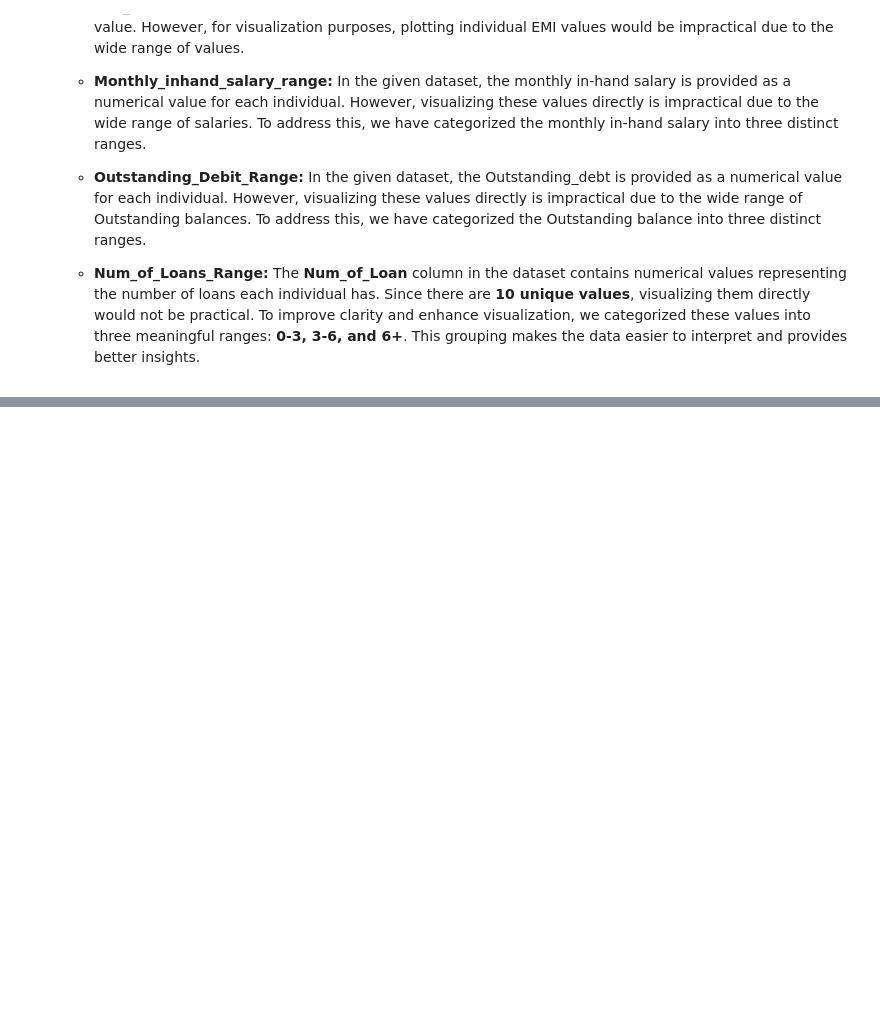
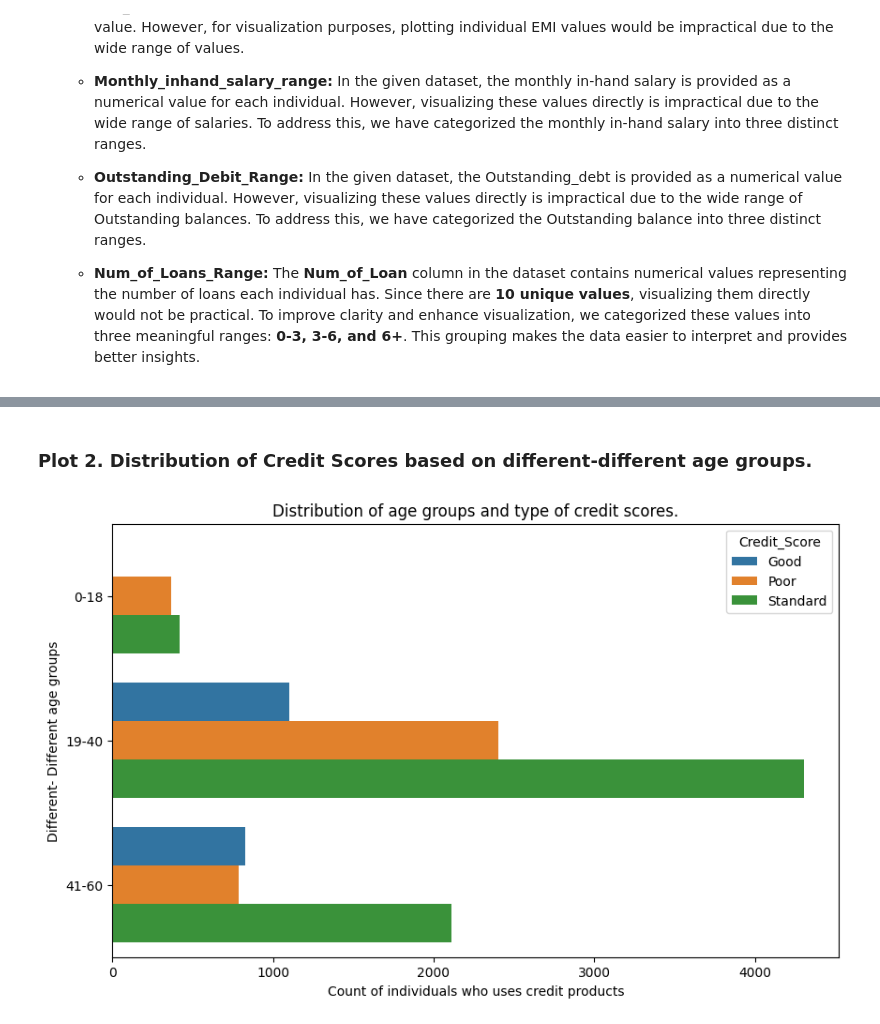
Before and after one commit to kamlendujha123/PaisaBazaar-Banking-Fraud-Analysis-EDA-Project, a Jupyter notebook: PaisaBazaar_Banking_Fraud_Analysis_EDA_Project.ipynb, the cells around one changed output, grey strips where cells are left out. Cells and saved outputs as stored; diff of their text form; code cells hidden in the pictures; blank space fills up the shorter version.

```diff
--- a/PaisaBazaar_Banking_Fraud_Analysis_EDA_Project.ipynb
+++ b/PaisaBazaar_Banking_Fraud_Analysis_EDA_Project.ipynb
@@ -631,0 +748,16 @@ To enhance data analysis and visualization, I added three new attributes: Age_Gr
+# %% [markdown]
+### **Plot 2. Distribution of Credit Scores based on different-different age groups.**
+# %%
+# Step 1: Group the data
+summary = df.groupby(['Age_Group', 'Credit_Score']).size().reset_index(name='Count')
+# Step 2: Create the bar plot
+plt.figure(figsize=(10, 6))
+sns.barplot(x='Count',y='Age_Group',hue='Credit_Score',data=summary)
+# Step 3: Customize the plot
+plt.title('Distribution of age groups and type of credit scores.')
+plt.xlabel('Count of individuals who uses credit products')
+plt.ylabel('Different- Different age groups')
+# Now show the plot
+plt.show()
+# %% [output]
+[figure, added]
```
Also changed, not shown: parts of 50 cells of this notebook.
